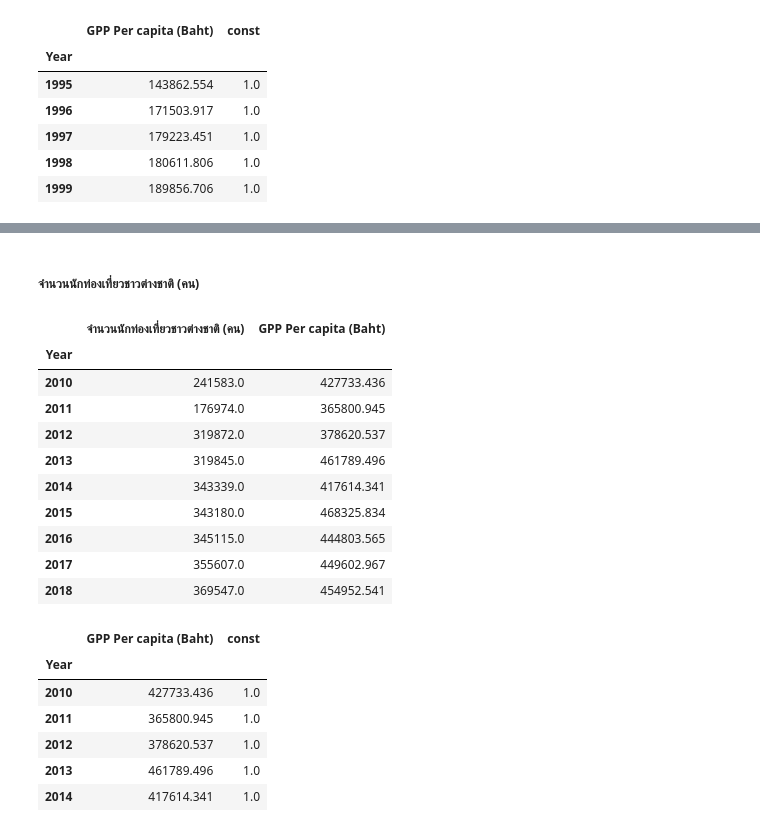
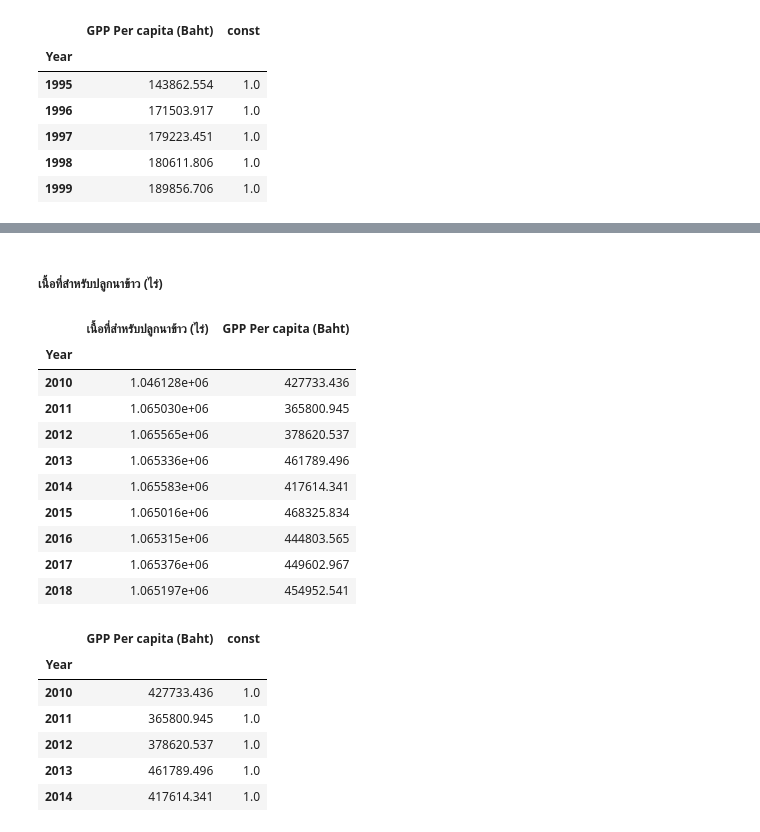
Before and after one commit to pant411/final_stat_pant, a Jupyter notebook: fill_data_ayutthaya.ipynb, the cells around one changed output, grey strips where cells are left out. Cells and saved outputs as stored; diff of their text form; code cells hidden in the pictures.

```diff
--- a/fill_data_ayutthaya.ipynb
+++ b/fill_data_ayutthaya.ipynb
@@ -424,20 +423,20 @@ array([ 205979.6393863 ,  297245.16013127,  322733.31317272,
-# %% [markdown]
-##### จำนวนนักท่องเที่ยวชาวต่างชาติ (คน)
+# %% [markdown]
+##### เนื้อที่สำหรับปลูกนาข้าว (ไร่)
 # %%
-ex5 = df1.loc[[i for i in range(2010,2019)],['จำนวนนักท่องเที่ยวชาวต่างชาติ (คน)','GPP Per capita (Baht)']]
+ex5 = df1.loc[[i for i in range(2010,2019)],['เนื้อที่สำหรับปลูกนาข้าว (ไร่)','GPP Per capita (Baht)']]
 ex5
 # %% [output]
-|  | จำนวนนักท่องเที่ยวชาวต่างชาติ (คน) | GPP Per capita (Baht) |
+|  | เนื้อที่สำหรับปลูกนาข้าว (ไร่) | GPP Per capita (Baht) |
 | Year |  |  |
-| 2010 | 241583.0 | 427733.436 |
-| 2011 | 176974.0 | 365800.945 |
-| 2012 | 319872.0 | 378620.537 |
-| 2013 | 319845.0 | 461789.496 |
-| 2014 | 343339.0 | 417614.341 |
-| 2015 | 343180.0 | 468325.834 |
-| 2016 | 345115.0 | 444803.565 |
-| 2017 | 355607.0 | 449602.967 |
-| 2018 | 369547.0 | 454952.541 |
+| 2010 | 1.046128e+06 | 427733.436 |
+| 2011 | 1.065030e+06 | 365800.945 |
+| 2012 | 1.065565e+06 | 378620.537 |
+| 2013 | 1.065336e+06 | 461789.496 |
+| 2014 | 1.065583e+06 | 417614.341 |
+| 2015 | 1.065016e+06 | 468325.834 |
+| 2016 | 1.065315e+06 | 444803.565 |
+| 2017 | 1.065376e+06 | 449602.967 |
+| 2018 | 1.065197e+06 | 454952.541 |
 # %%
 X = ex5[['GPP Per capita (Baht)']]
 X = sm.add_constant(X, prepend=False)
```
Also changed, not shown: parts of 12 cells of this notebook, 9 other files.
